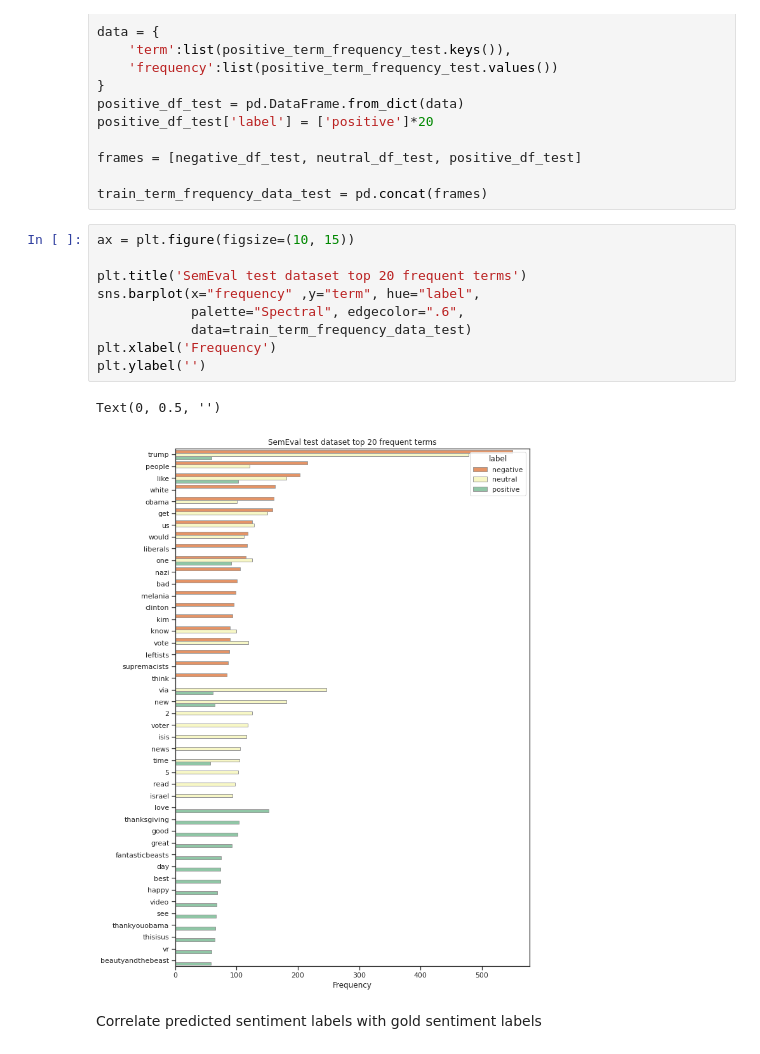
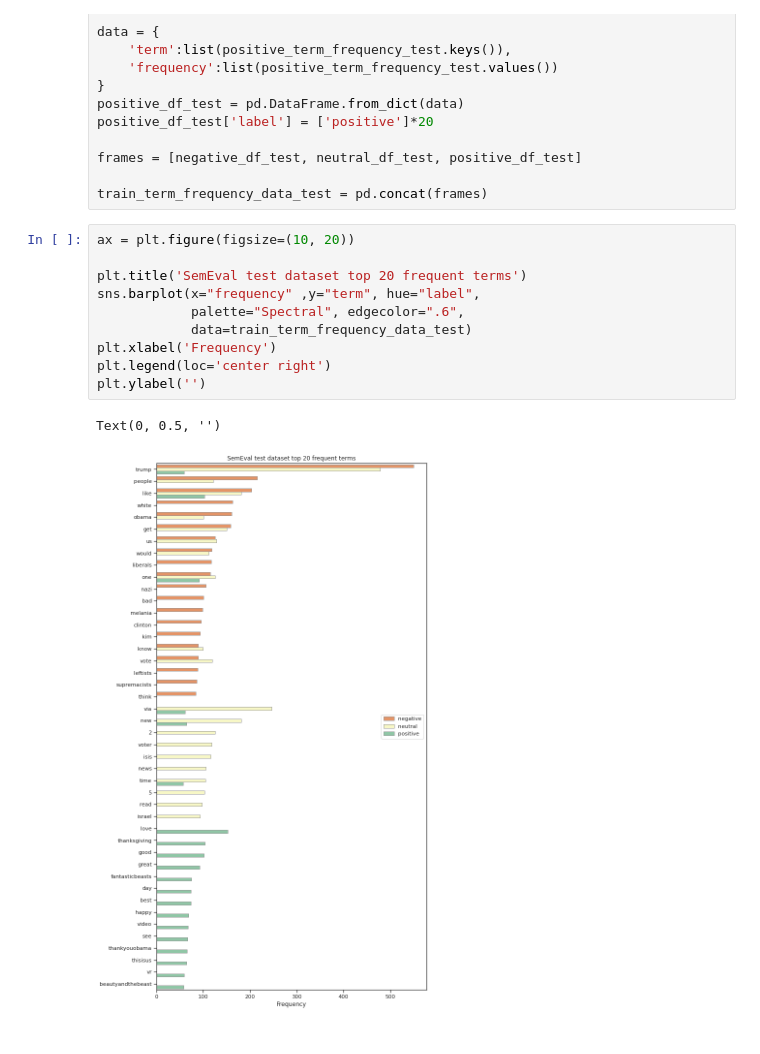
Before and after one commit to rafaelmag110/bert-twitter, a Jupyter notebook: Notebooks/SemEval_EDA.ipynb, the cells around one changed output. Saved outputs shown, nothing was run; the diff lists cells and outputs as text.

```diff
--- a/Notebooks/SemEval_EDA.ipynb
+++ b/Notebooks/SemEval_EDA.ipynb
@@ -522,16 +320,15 @@ frames = [negative_df_test, neutral_df_test, positive_df_test]
 
 train_term_frequency_data_test = pd.concat(frames)
 # %%
-ax = plt.figure(figsize=(10, 15))
+ax = plt.figure(figsize=(10, 20))
 
 plt.title('SemEval test dataset top 20 frequent terms')
 sns.barplot(x="frequency" ,y="term", hue="label",
             palette="Spectral", edgecolor=".6",
             data=train_term_frequency_data_test)
 plt.xlabel('Frequency')
+plt.legend(loc='center right')
 plt.ylabel('')
 # %% [output]
 Text(0, 0.5, '')
-[figure, old version]
+[figure, new version]
-# %% [markdown]
- Correlate predicted sentiment labels with gold sentiment labels
```
Also changed, not shown: parts of 41 cells of this notebook.
